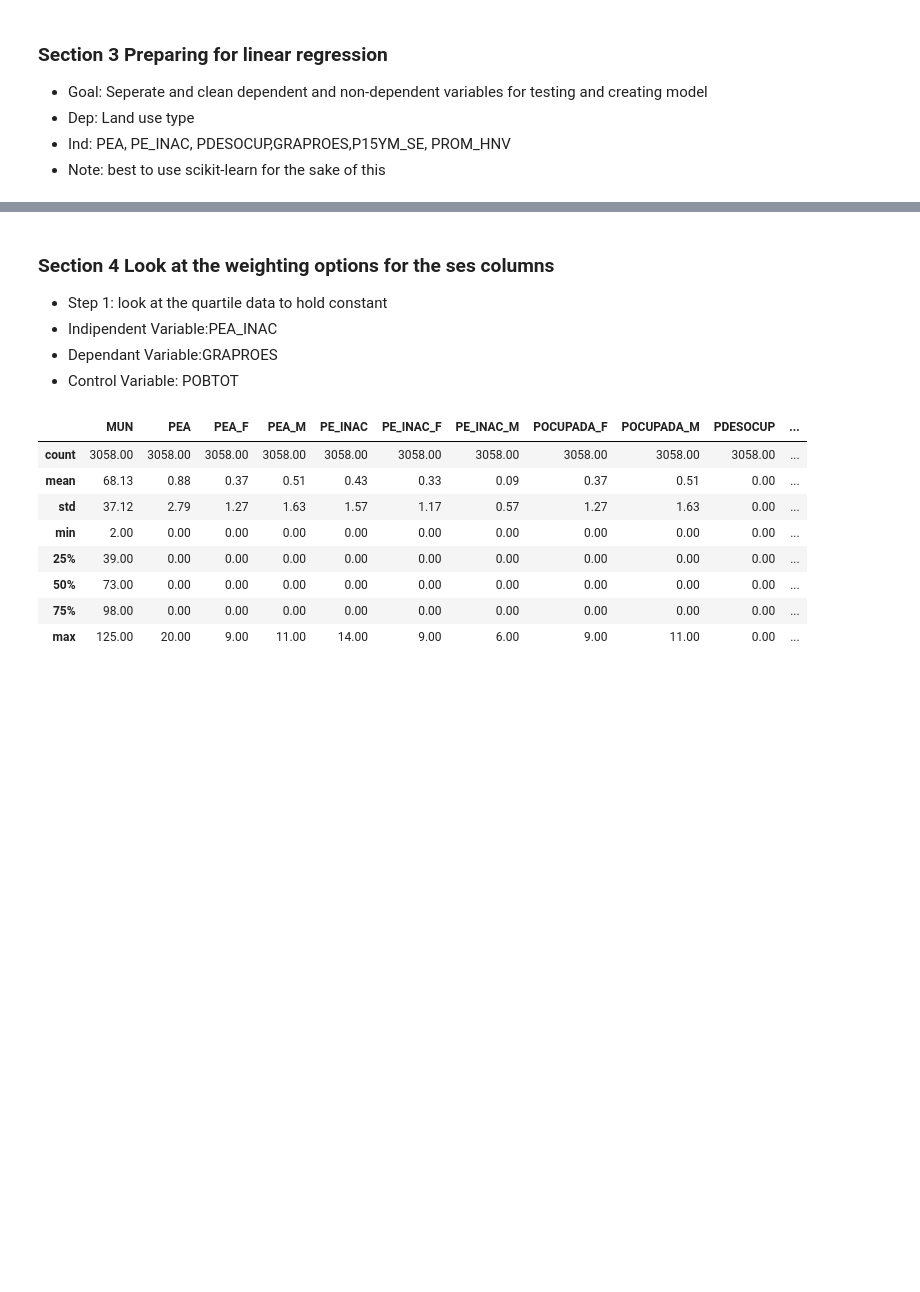
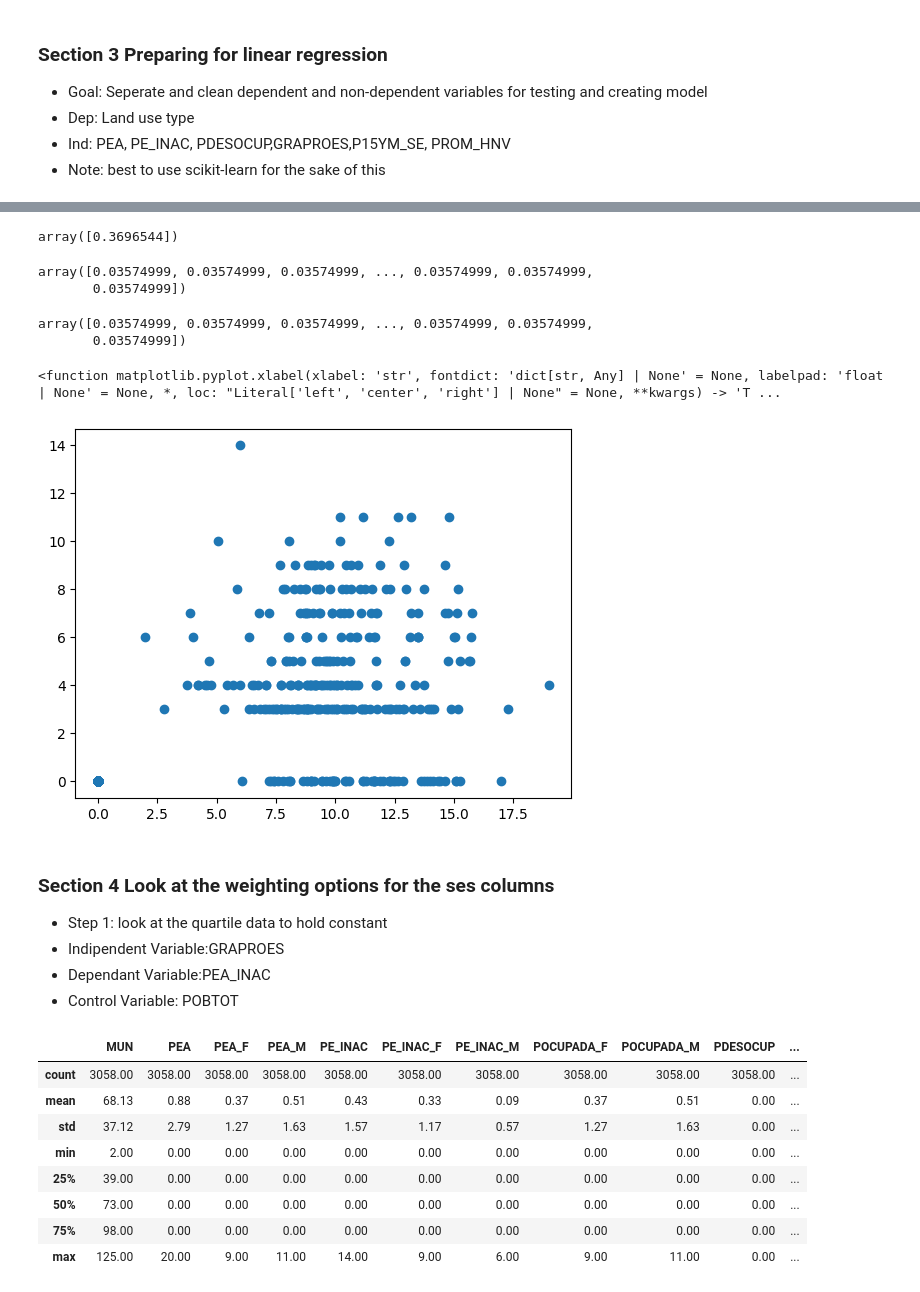
Before and after one commit to Jorge9555/Mexico-Survey-Project, a Jupyter notebook: INEGI_Jalisco_Survey.ipynb, the cells around one changed output, grey strips where cells are left out. Saved outputs shown, nothing was run; the diff lists cells and outputs as text; code cells hidden in the pictures; blank space fills up the shorter version.

Commit message:
comleted the first linear regression model

```diff
--- a/INEGI_Jalisco_Survey.ipynb
+++ b/INEGI_Jalisco_Survey.ipynb
@@ -334,0 +343,5 @@ from sklearn.linear_model import LinearRegression
+# %%
+#there seems to be a weird correlatory factor between these variables when looking at different sectors of population
+lin_reg = Q1_Pueblos[['PE_INAC','GRAPROES']]
+X = lin_reg['GRAPROES']
+Y = lin_reg['PE_INAC']
@@ -335,3 +355,39 @@ from sklearn.linear_model import LinearRegression
+# %%
+#importing the linear regression model itself
+from sklearn.linear_model import LinearRegression
+lr_model = LinearRegression()
+
+#the fit is the actual training that is going on
+lr_model.fit(x_train,y_train)
+
+c = lr_model.intercept_
+m = lr_model.coef_
+#intercept turned out to be 0.035
+# the coeficcient or slope turned out to be 0.36
+# %% [output]
+array([0.3696544])
+# %%
+#this is extra trying to figure out if we can actually predict any of this. We are essentally just using x training data (40 percent of it)
+Y_pred_train = m*x_train + c
+Y_pred_train.flatten()
+# %% [output]
+array([0.03574999, 0.03574999, 0.03574999, ..., 0.03574999, 0.03574999,
+       0.03574999])
+# %%
+
+#this command is the sklearn way of doing it on its own
+Y_pred_train1 = lr_model.predict(x_train)
+Y_pred_train1.flatten()
+# %% [output]
+array([0.03574999, 0.03574999, 0.03574999, ..., 0.03574999, 0.03574999,
+       0.03574999])
+# %%
+import matplotlib.pyplot as plt
+plt.scatter(X,Y)
+plt.xlabel
+# %% [output]
+<function matplotlib.pyplot.xlabel(xlabel: 'str', fontdict: 'dict[str, Any] | None' = None, labelpad: 'float | None' = None, *, loc: "Literal['left', 'center', 'right'] | None" = None, **kwargs) -> 'T ...
+[figure, added]
 # %%
 #chage the ind series to an array for the sake of linear regression in the future
 series = df['PEA']
@@ -340,8 +396,8 @@ X_Var = series.to_numpy()
 # %% [markdown]
 ### Section 4 Look at the weighting options for the ses columns
 - Step 1: look at the quartile data to hold constant
-- Indipendent Variable:PEA_INAC
-- Dependant Variable:GRAPROES
+- Indipendent Variable:GRAPROES
+- Dependant Variable:PEA_INAC
 - Control Variable: POBTOT
 # %%
 Q1_Pueblos.describe()
```
Also changed, not shown: parts of 2 cells of this notebook.
